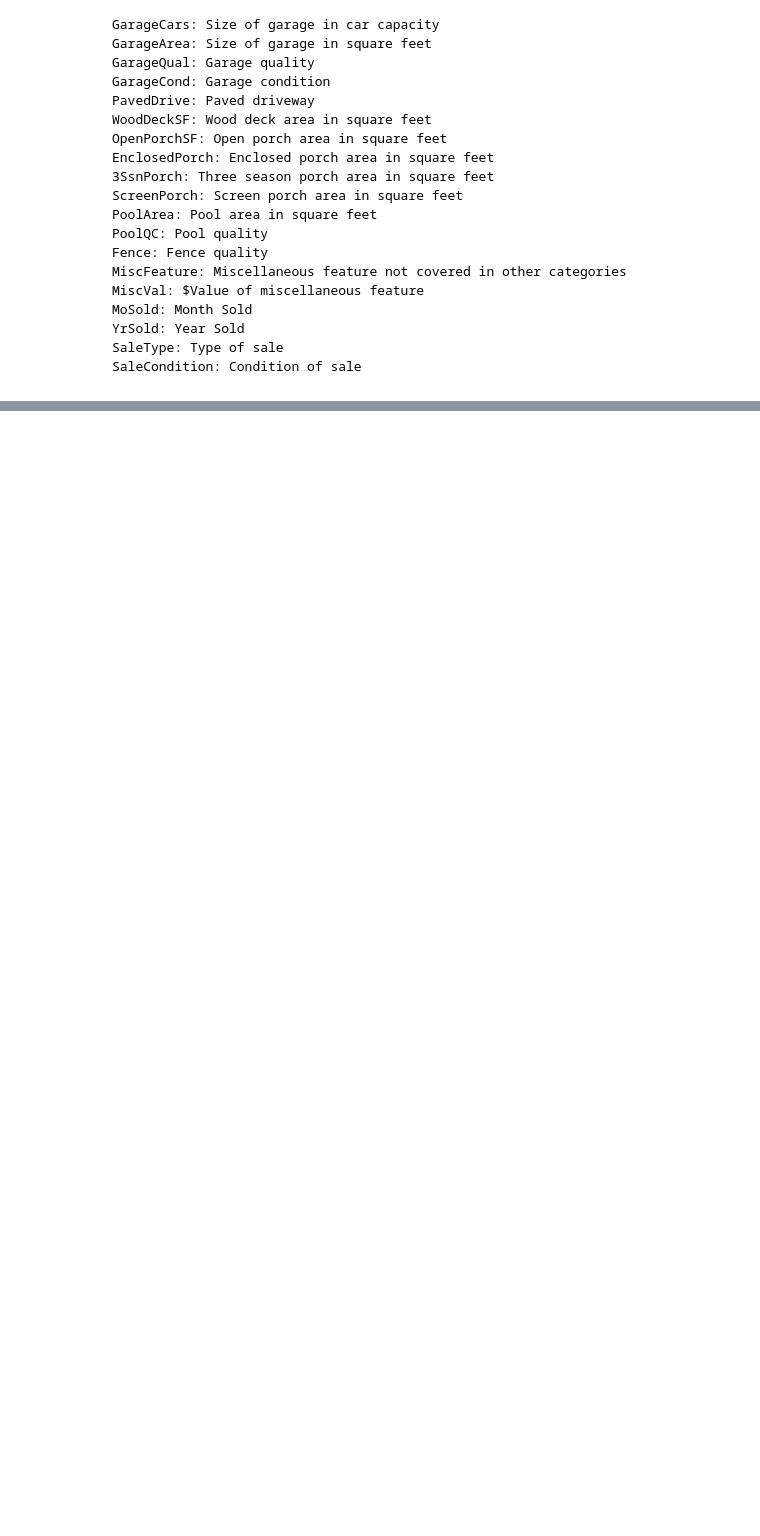
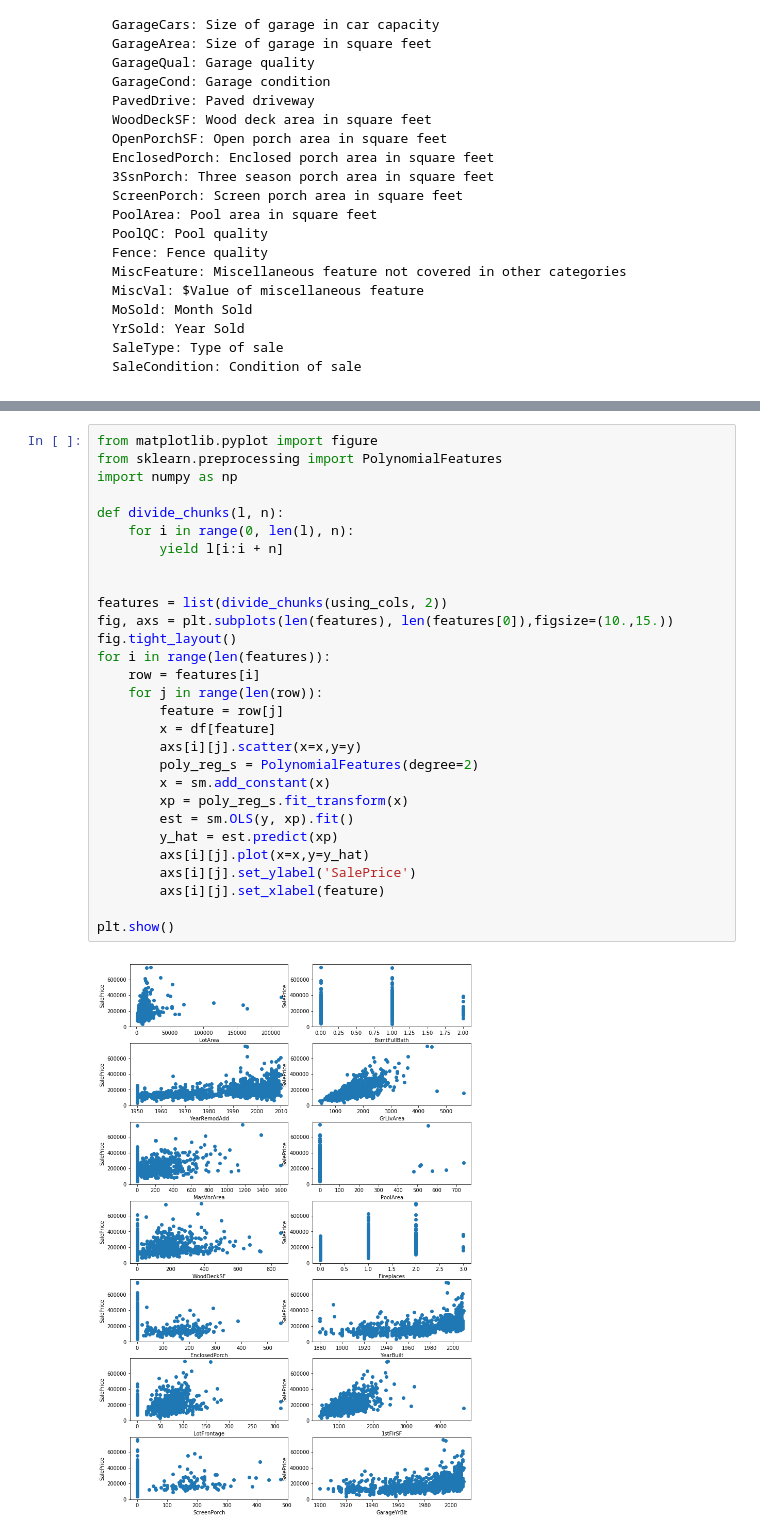
Before and after one commit to cb-ds-1/m3-3-engineering-regression, a Jupyter notebook: workshop.ipynb, the cells around one changed output, grey strips where cells are left out. Saved outputs shown, nothing was run; the diff lists cells and outputs as text; blank space fills up the shorter version.

```diff
--- a/workshop.ipynb
+++ b/workshop.ipynb
@@ -695,0 +821,31 @@ Here are the features you can use (or engineer into new features!) for your `X`
+# %%
+from matplotlib.pyplot import figure
+from sklearn.preprocessing import PolynomialFeatures
+import numpy as np
+
+def divide_chunks(l, n):
+    for i in range(0, len(l), n):
+        yield l[i:i + n]
+
+
+features = list(divide_chunks(using_cols, 2))
+fig, axs = plt.subplots(len(features), len(features[0]),figsize=(10.,15.))
+fig.tight_layout()
+for i in range(len(features)):
+    row = features[i]
+    for j in range(len(row)):
+        feature = row[j]
+        x = df[feature]
+        axs[i][j].scatter(x=x,y=y)
+        poly_reg_s = PolynomialFeatures(degree=2)
+        x = sm.add_constant(x)
+        xp = poly_reg_s.fit_transform(x)
+        est = sm.OLS(y, xp).fit()
+        y_hat = est.predict(xp)
+        axs[i][j].plot(x=x,y=y_hat)
+        axs[i][j].set_ylabel('SalePrice')
+        axs[i][j].set_xlabel(feature)
+
+plt.show()
+# %% [output]
+[figure, added]
```
Also changed, not shown: parts of 17 cells of this notebook, 2 other files.
